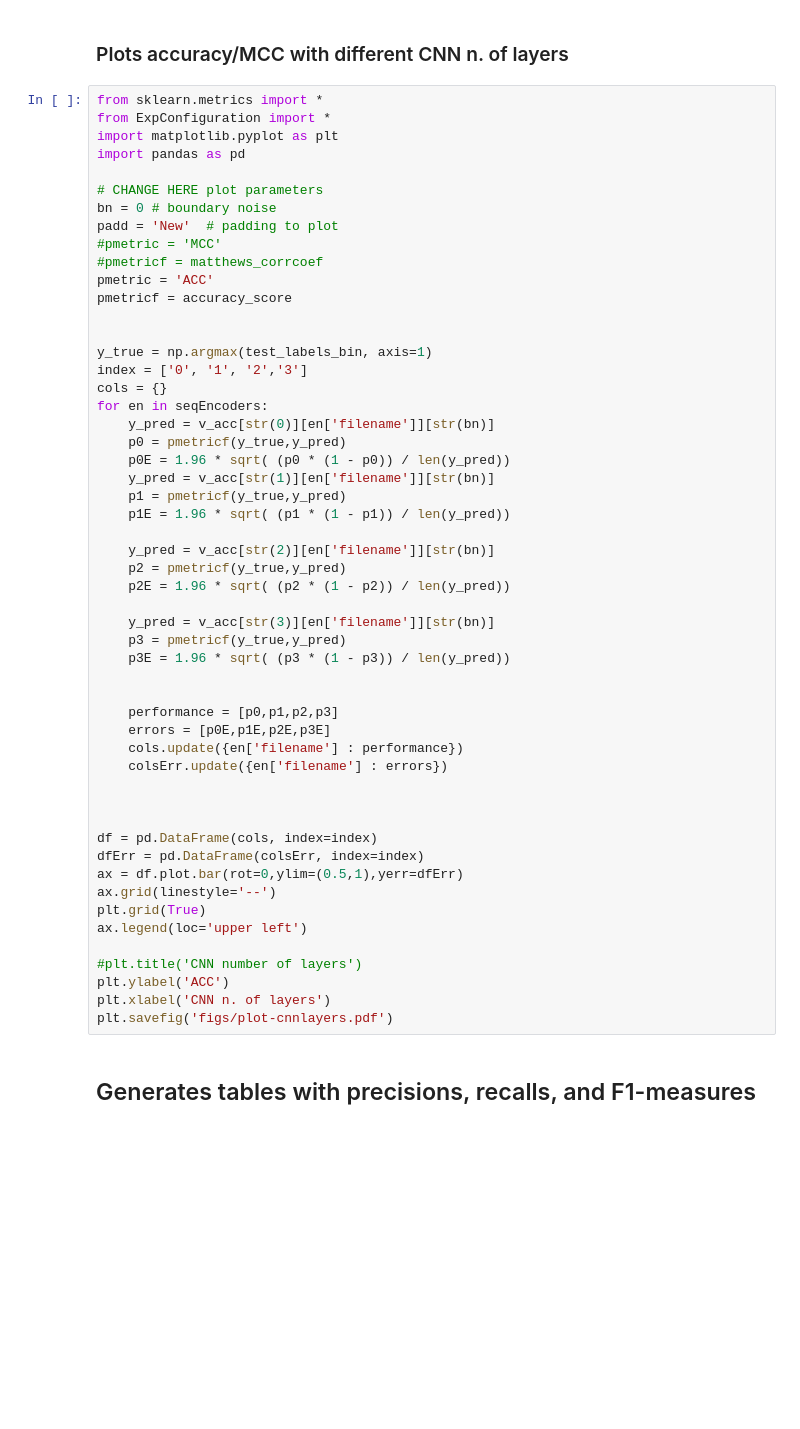
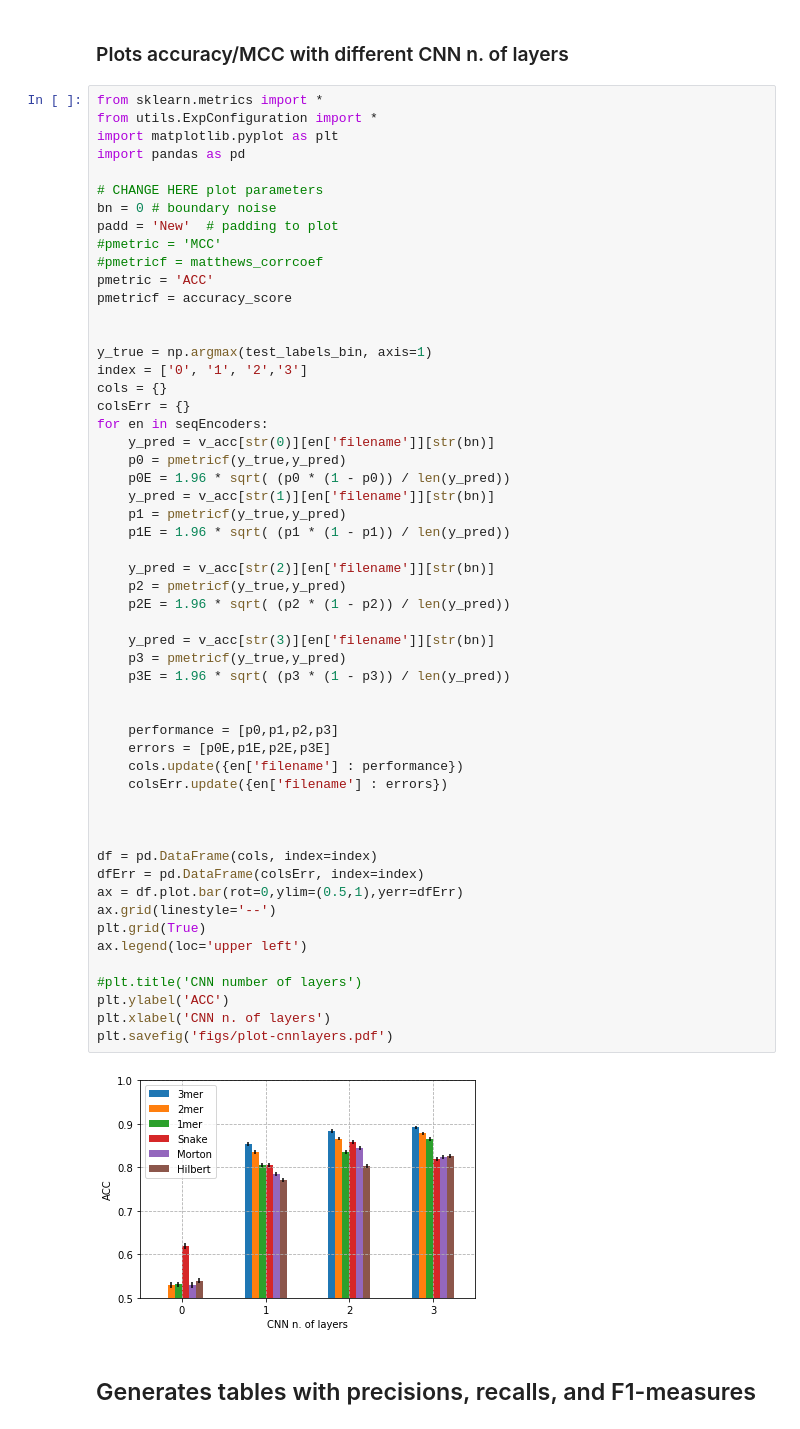
Before and after one commit to bioinformatics-sannio/ncrna-deep, a Jupyter notebook: figures-tables.ipynb, the cells around one changed output. Drawn from its saved outputs; the diff is of its cells as text; blank space fills up the shorter version.

```diff
--- a/figures-tables.ipynb
+++ b/figures-tables.ipynb
@@ -163,7 +165,7 @@ plt.savefig('figs/plot-padding.pdf')
 ### Plots accuracy/MCC with different CNN n. of layers
 # %%
 from sklearn.metrics import *
-from ExpConfiguration import *
+from utils.ExpConfiguration import *
 import matplotlib.pyplot as plt
 import pandas as pd
 
@@ -179,6 +181,7 @@ pmetricf = accuracy_score
 y_true = np.argmax(test_labels_bin, axis=1)
 index = ['0', '1', '2','3']
 cols = {}
+colsErr = {}
 for en in seqEncoders:
     y_pred = v_acc[str(0)][en['filename']][str(bn)]
     p0 = pmetricf(y_true,y_pred)
@@ -187,33 +190,35 @@ for en in seqEncoders:
     p1 = pmetricf(y_true,y_pred)
     p1E = 1.96 * sqrt( (p1 * (1 - p1)) / len(y_pred))
 
     y_pred = v_acc[str(2)][en['filename']][str(bn)]
     p2 = pmetricf(y_true,y_pred)
     p2E = 1.96 * sqrt( (p2 * (1 - p2)) / len(y_pred))
 
     y_pred = v_acc[str(3)][en['filename']][str(bn)]
     p3 = pmetricf(y_true,y_pred)
     p3E = 1.96 * sqrt( (p3 * (1 - p3)) / len(y_pred))
 
 
     performance = [p0,p1,p2,p3]
     errors = [p0E,p1E,p2E,p3E]
     cols.update({en['filename'] : performance})
     colsErr.update({en['filename'] : errors})
 
 
 
 df = pd.DataFrame(cols, index=index)
 dfErr = pd.DataFrame(colsErr, index=index)
 ax = df.plot.bar(rot=0,ylim=(0.5,1),yerr=dfErr)
 ax.grid(linestyle='--')
 plt.grid(True)
 ax.legend(loc='upper left')
 
 #plt.title('CNN number of layers')
 plt.ylabel('ACC')
 plt.xlabel('CNN n. of layers')
 plt.savefig('figs/plot-cnnlayers.pdf')
+# %% [output]
+[figure, added]
 # %% [markdown]
 ## Generates tables with precisions, recalls, and F1-measures
 # %%
```
Also changed, not shown: parts of 3 cells of this notebook, 4 other files.
